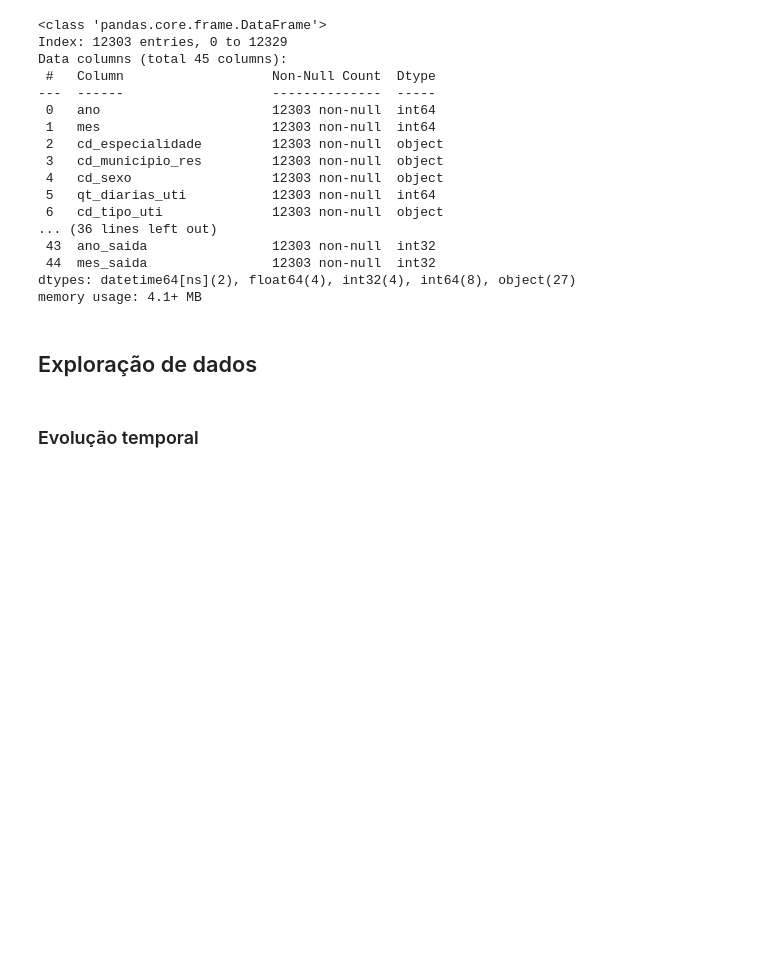
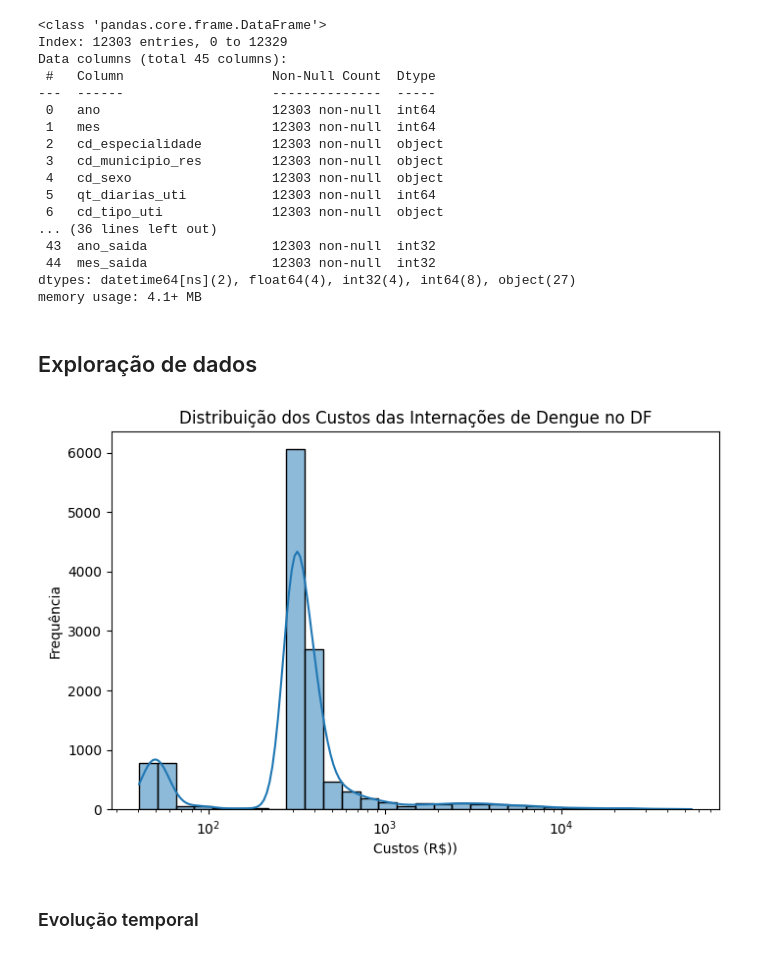
Before and after one commit to fnoritomi/projeto_sih, a Jupyter notebook: sih_dengue_2.ipynb, the cells around one changed output. Cells and saved outputs as stored; diff of their text form; code cells hidden in the pictures; blank space fills up the shorter version.

```diff
--- a/sih_dengue_2.ipynb
+++ b/sih_dengue_2.ipynb
@@ -320,6 +278,16 @@ def agregar_dados(df, dimesoes, medidas):
   df_agrupado = df.groupby(dimesoes)[medidas].agg(['count', 'sum', 'min', 'max', 'mean', 'std'])
   df_agrupado.columns = ['_'.join(col).strip() for col in df_agrupado.columns]  # Achata as colunas multi índice
   return df_agrupado.reset_index()
+# %%
+# Distribuição dos custos médicos
+plt.figure(figsize=(8, 5))
+sns.histplot(dengue_df['vl_total'], bins=30, kde=True, log_scale=(True, False))
+plt.title("Distribuição dos Custos das Internações de Dengue no DF")
+plt.xlabel("Custos (R$))")
+plt.ylabel("Frequência")
+plt.show()
+# %% [output]
+[figure, added]
 # %% [markdown]
 ### Evolução temporal
 # %%
```
Also changed, not shown: parts of 78 cells of this notebook.
